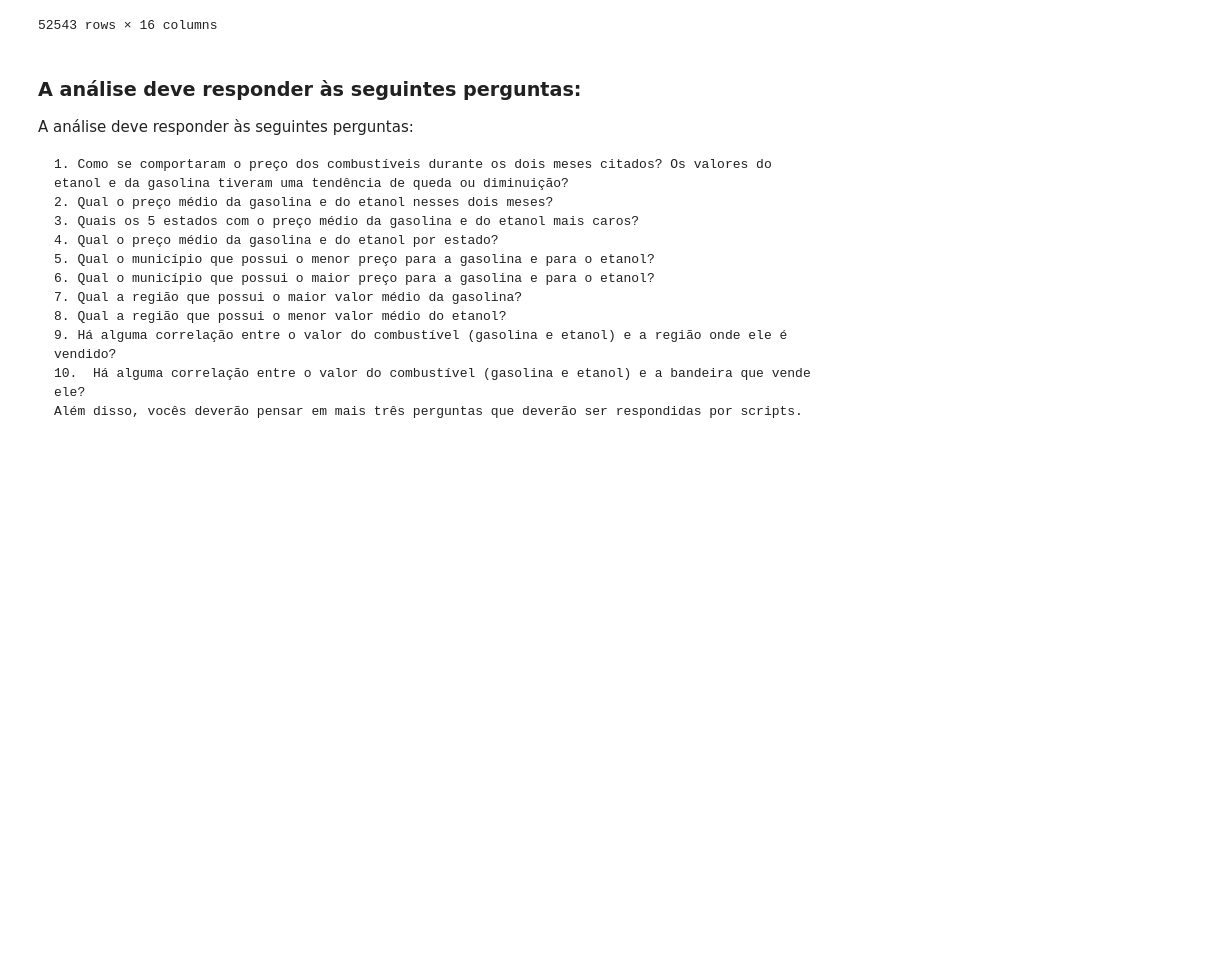
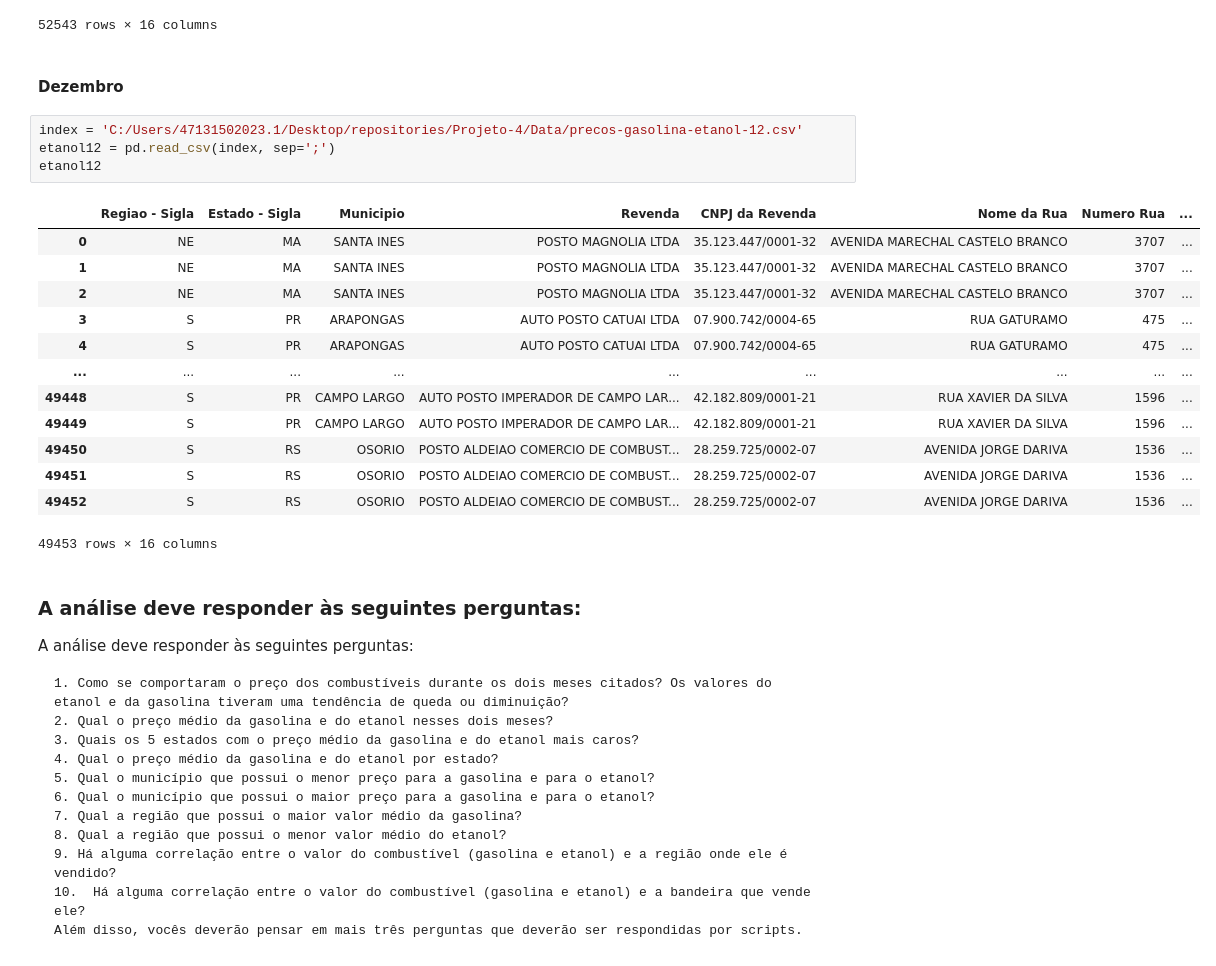
Before and after one commit to arthurlorran1/Projeto-4, a Jupyter notebook: presentation/notebook.ipynb, the cells around one changed output. Saved outputs shown, nothing was run; the diff lists cells and outputs as text; blank space fills up the shorter version.

```diff
--- a/presentation/notebook.ipynb
+++ b/presentation/notebook.ipynb
@@ -45,6 +25,26 @@ etanol11
 | 52541 | SE | SP | BIRIGUI | AUTO POSTO BENEDETTI DE BIRIGUI LTDA | 50.610.749/0001-29 | AVENIDA EUCLIDES MIRAGAIA | 1678 | ... |
 | 52542 | SE | SP | BIRIGUI | AUTO POSTO BENEDETTI DE BIRIGUI LTDA | 50.610.749/0001-29 | AVENIDA EUCLIDES MIRAGAIA | 1678 | ... |
 52543 rows × 16 columns
+# %% [markdown]
+#### **Dezembro**
+# %%
+index = 'C:/Users/47131502023.1/Desktop/repositories/Projeto-4/Data/precos-gasolina-etanol-12.csv'
+etanol12 = pd.read_csv(index, sep=';')
+etanol12
+# %% [output]
+|  | Regiao - Sigla | Estado - Sigla | Municipio | Revenda | CNPJ da Revenda | Nome da Rua | Numero Rua | ... |
+| 0 | NE | MA | SANTA INES | POSTO MAGNOLIA LTDA | 35.123.447/0001-32 | AVENIDA MARECHAL CASTELO BRANCO | 3707 | ... |
+| 1 | NE | MA | SANTA INES | POSTO MAGNOLIA LTDA | 35.123.447/0001-32 | AVENIDA MARECHAL CASTELO BRANCO | 3707 | ... |
+| 2 | NE | MA | SANTA INES | POSTO MAGNOLIA LTDA | 35.123.447/0001-32 | AVENIDA MARECHAL CASTELO BRANCO | 3707 | ... |
+| 3 | S | PR | ARAPONGAS | AUTO POSTO CATUAI LTDA | 07.900.742/0004-65 | RUA GATURAMO | 475 | ... |
+| 4 | S | PR | ARAPONGAS | AUTO POSTO CATUAI LTDA | 07.900.742/0004-65 | RUA GATURAMO | 475 | ... |
+| ... | ... | ... | ... | ... | ... | ... | ... | ... |
+| 49448 | S | PR | CAMPO LARGO | AUTO POSTO IMPERADOR DE CAMPO LAR... | 42.182.809/0001-21 | RUA XAVIER DA SILVA | 1596 | ... |
+| 49449 | S | PR | CAMPO LARGO | AUTO POSTO IMPERADOR DE CAMPO LAR... | 42.182.809/0001-21 | RUA XAVIER DA SILVA | 1596 | ... |
+| 49450 | S | RS | OSORIO | POSTO ALDEIAO COMERCIO DE COMBUST... | 28.259.725/0002-07 | AVENIDA JORGE DARIVA | 1536 | ... |
+| 49451 | S | RS | OSORIO | POSTO ALDEIAO COMERCIO DE COMBUST... | 28.259.725/0002-07 | AVENIDA JORGE DARIVA | 1536 | ... |
+| 49452 | S | RS | OSORIO | POSTO ALDEIAO COMERCIO DE COMBUST... | 28.259.725/0002-07 | AVENIDA JORGE DARIVA | 1536 | ... |
+49453 rows × 16 columns
 # %% [markdown]
 ### **A análise deve responder às seguintes perguntas:**
 
```
Also changed, not shown: parts of 6 cells of this notebook, 2 other files.
